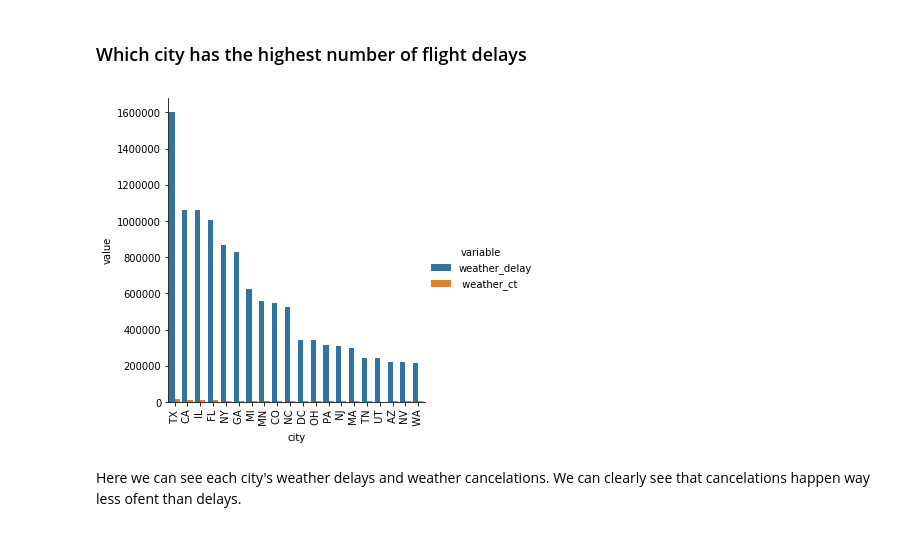
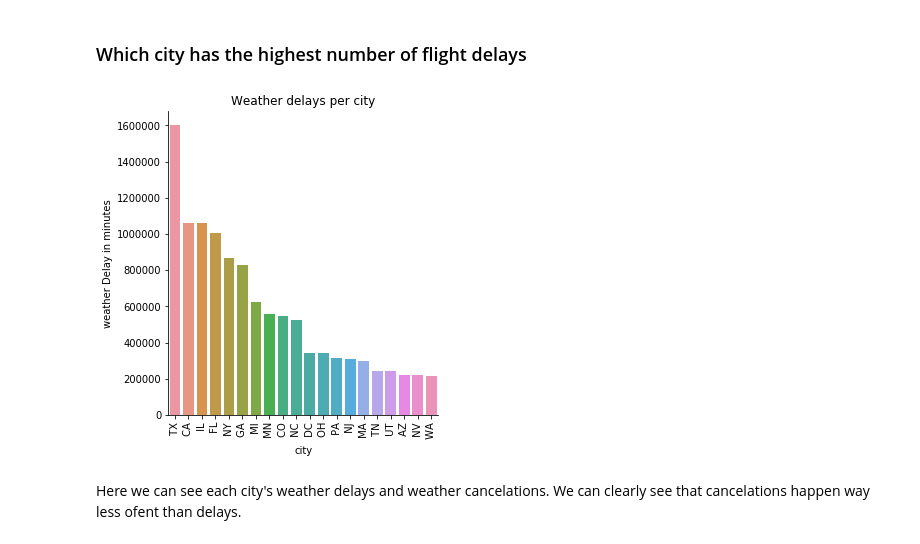
Before and after one commit to abdullahtarek/flight_delays_eda, a Jupyter notebook: EDA.ipynb, the cells around one changed output. Saved outputs shown, nothing was run; the diff lists cells and outputs as text; code cells hidden in the pictures.

```diff
--- a/EDA.ipynb
+++ b/EDA.ipynb
@@ -369,24 +265,26 @@ This scatter plots shows that weather_delays and weather cancelations are correl
 ### Which city has the highest number of flight delays
 # %%
 df['city'] = df['airport_name'].str.split(',').str[-1].str.split(':').str[0]
-city_delays = df[['city','weather_delay',' weather_ct']].groupby('city').sum().reset_index().sort_values('weather_delay',ascending=False)
+city_delays = df[['city','weather_delay']].groupby('city').sum().reset_index().sort_values('weather_delay',ascending=False)
 
 city_delays = city_delays.iloc[:20]
 
-city_delays = pd.melt(city_delays, id_vars='city', value_vars=['weather_delay', ' weather_ct'])
+city_delays = pd.melt(city_delays, id_vars='city', value_vars=['weather_delay'])
 
 #city_delays.plot.bar(x='city',y='weather_delay')
 #city_delays.plot.bar(x='city',y=' weather_ct')
 
 #plt.ylabel("number of flight delays")
 #plt.title('Number of flight delays per city for the highest 20 cities')
 #plt.show()
 
-sn.factorplot(x='city', y='value', hue='variable', data=city_delays, kind='bar')
+sn.factorplot(x='city', y='value', data=city_delays, kind='bar')
 plt.xticks(rotation=90)
+plt.ylabel('weather Delay in minutes')
+plt.title('Weather delays per city')
 plt.show()
 # %% [output]
-[figure, old version]
+[figure, new version]
 # %% [markdown]
 Here we can see each city's weather delays and weather cancelations. We can clearly see that cancelations happen way less ofent than delays.
 # %% [markdown]
```
Also changed, not shown: parts of 21 cells of this notebook, 1 other file.
